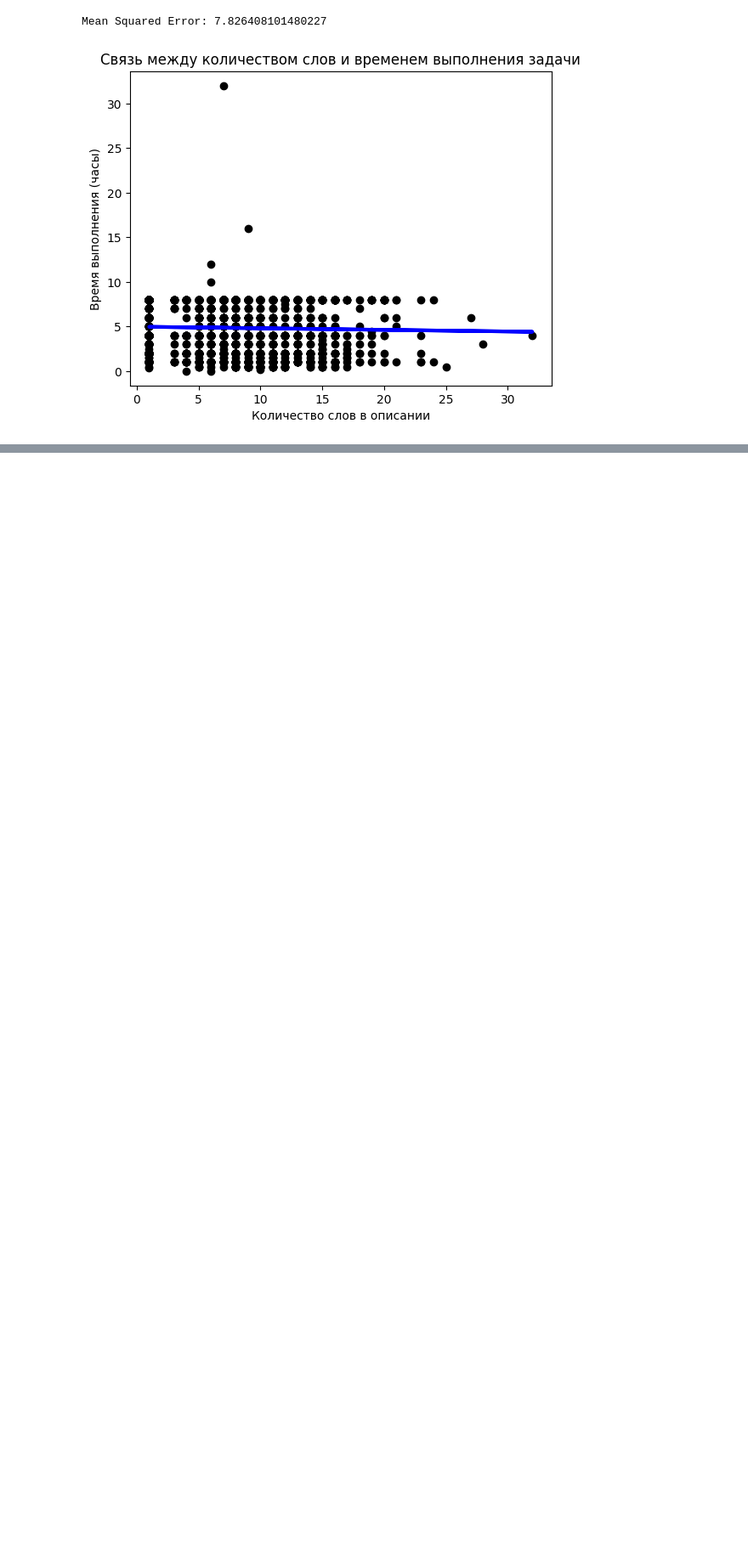
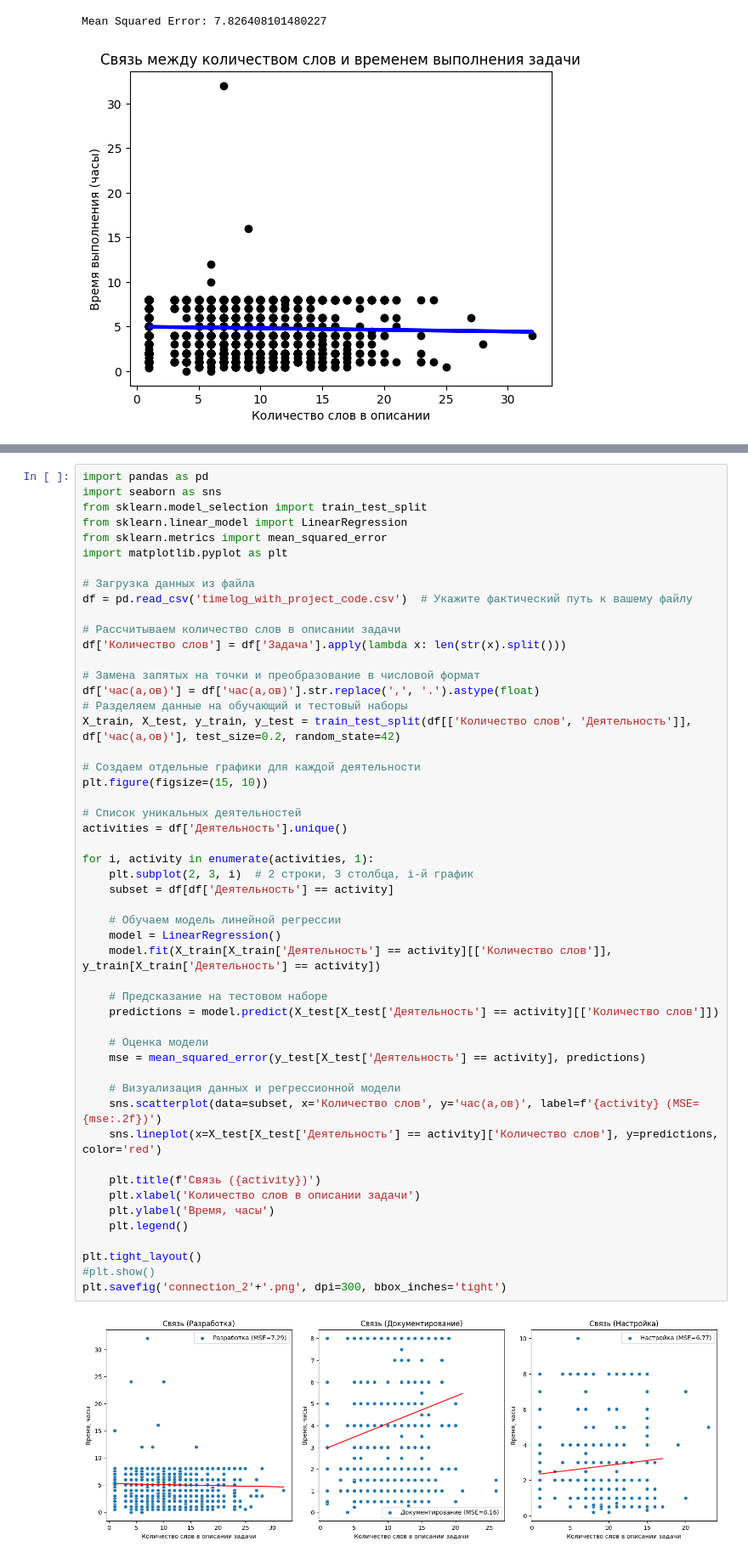
Before and after one commit to SofiFairyTell/BigData, a Jupyter notebook: Person.ipynb, the cells around one changed output, grey strips where cells are left out. Shown at 85% size. Cells and saved outputs as stored; diff of their text form; blank space fills up the shorter version.

```diff
--- a/Person.ipynb
+++ b/Person.ipynb
@@ -670,0 +706,53 @@ Mean Squared Error: 7.826408101480227
+# %%
+import pandas as pd
+import seaborn as sns
+from sklearn.model_selection import train_test_split
+from sklearn.linear_model import LinearRegression
+from sklearn.metrics import mean_squared_error
+import matplotlib.pyplot as plt
+
+# Загрузка данных из файла
+df = pd.read_csv('timelog_with_project_code.csv')  # Укажите фактический путь к вашему файлу
+
+# Рассчитываем количество слов в описании задачи
+df['Количество слов'] = df['Задача'].apply(lambda x: len(str(x).split()))
+
+# Замена запятых на точки и преобразование в числовой формат
+df['час(а,ов)'] = df['час(а,ов)'].str.replace(',', '.').astype(float)
+# Разделяем данные на обучающий и тестовый наборы
+X_train, X_test, y_train, y_test = train_test_split(df[['Количество слов', 'Деятельность']], df['час(а,ов)'], test_size=0.2, random_state=42)
+
+# Создаем отдельные графики для каждой деятельности
+plt.figure(figsize=(15, 10))
+
+# Список уникальных деятельностей
+activities = df['Деятельность'].unique()
+
+for i, activity in enumerate(activities, 1):
+    plt.subplot(2, 3, i)  # 2 строки, 3 столбца, i-й график
+    subset = df[df['Деятельность'] == activity]
+
+    # Обучаем модель линейной регрессии
+    model = LinearRegression()
+    model.fit(X_train[X_train['Деятельность'] == activity][['Количество слов']], y_train[X_train['Деятельность'] == activity])
+
+    # Предсказание на тестовом наборе
+    predictions = model.predict(X_test[X_test['Деятельность'] == activity][['Количество слов']])
+
+    # Оценка модели
+    mse = mean_squared_error(y_test[X_test['Деятельность'] == activity], predictions)
+
+    # Визуализация данных и регрессионной модели
+    sns.scatterplot(data=subset, x='Количество слов', y='час(а,ов)', label=f'{activity} (MSE={mse:.2f})')
+    sns.lineplot(x=X_test[X_test['Деятельность'] == activity]['Количество слов'], y=predictions, color='red')
+
+    plt.title(f'Связь ({activity})')
+    plt.xlabel('Количество слов в описании задачи')
+    plt.ylabel('Время, часы')
+    plt.legend()
+
+plt.tight_layout()
+#plt.show()
+plt.savefig('connection_2'+'.png', dpi=300, bbox_inches='tight')
+# %% [output]
+[figure, added]
```
Also changed, not shown: parts of 2 cells of this notebook, 1 other file.
